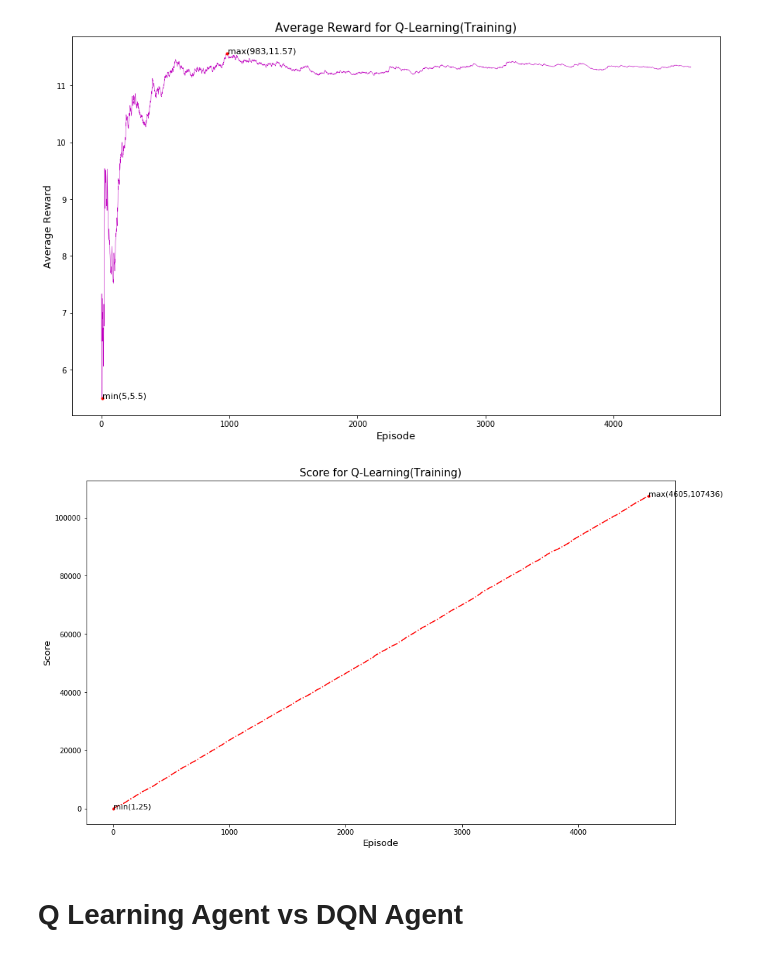
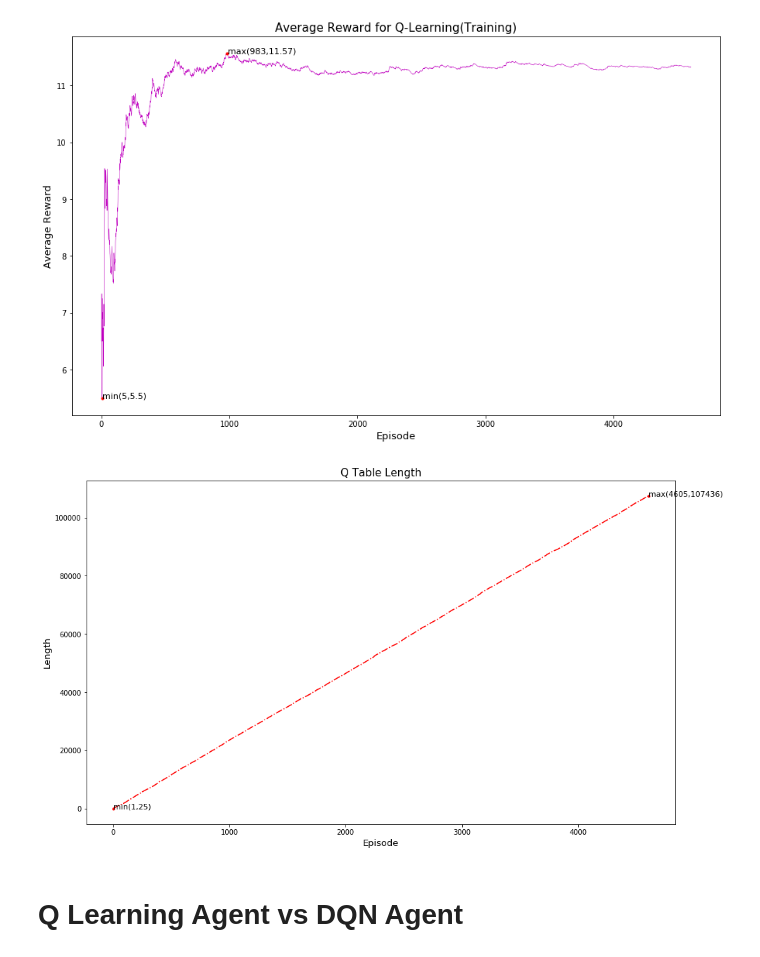
Before and after one commit to shobhitgupta01/major-project-plots, a Jupyter notebook: Cartpole/Cartpole Plots.ipynb, the cells around one changed output. Cells and saved outputs as stored; diff of their text form; code cells hidden in the pictures.

```diff
--- a/Cartpole/Cartpole Plots.ipynb
+++ b/Cartpole/Cartpole Plots.ipynb
@@ -447,9 +447,9 @@ fig = plt.figure(figsize=(15,9))
 
 ax1 = plt.subplot2grid((1,1),(0,0))
 
-ax1.set_title("Score for Q-Learning(Training)",fontsize=15)
+ax1.set_title("Q Table Length",fontsize=15)
 ax1.set_xlabel("Episode",fontsize=13)
-ax1.set_ylabel("Score",fontsize=13)
+ax1.set_ylabel("Length",fontsize=13)
 ax1.plot(episode3,table_length,'r-.')
 
 
@@ -459,31 +459,31 @@ ymin=min(table_length)
 
 #xmin
 xmin = df3.loc[df3['Q_table_length']==ymin]
 
 if xmin.shape[0]>1:
     xmin=(xmin.iloc[[0]])
 
 xmin = min(xmin['episode'])
 
 
 #xmax
 xmax = df3.loc[df3['Q_table_length']==ymax]
 
 if xmax.shape[0]>1:
     xmax=(xmax.iloc[[0]])
 
 xmax=max(xmax['episode'])
 
 #plotting min coordinates
 plt.plot(xmin,ymin,'r.')
 plt.text(xmin + 2,ymin,'min('+str(xmin)+','+str(round(ymin,2))+')',fontsize=11)
 
 #plotting max coordinates
 plt.plot(xmax,ymax,'r.')
 plt.text(xmax + 2,ymax,'max('+str(xmax)+','+str(round(ymax,2))+')',fontsize=11)
 
 
 plt.savefig('outputs/QL Q Table length.png')
 plt.show()
 # %% [output]
-[figure, old version]
+[figure, new version]
```
Also changed, not shown: parts of 5 cells of this notebook, 14 other files.
